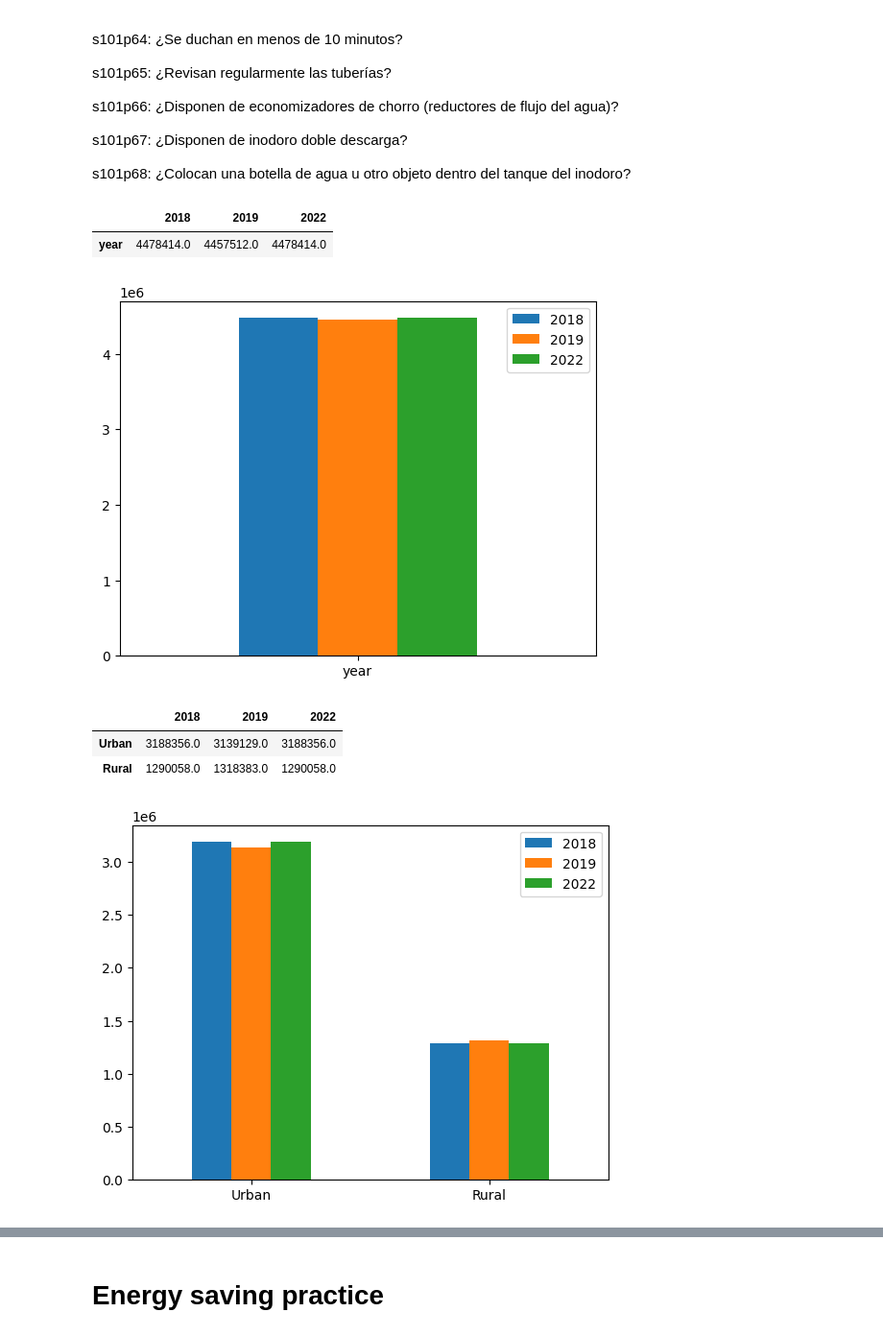
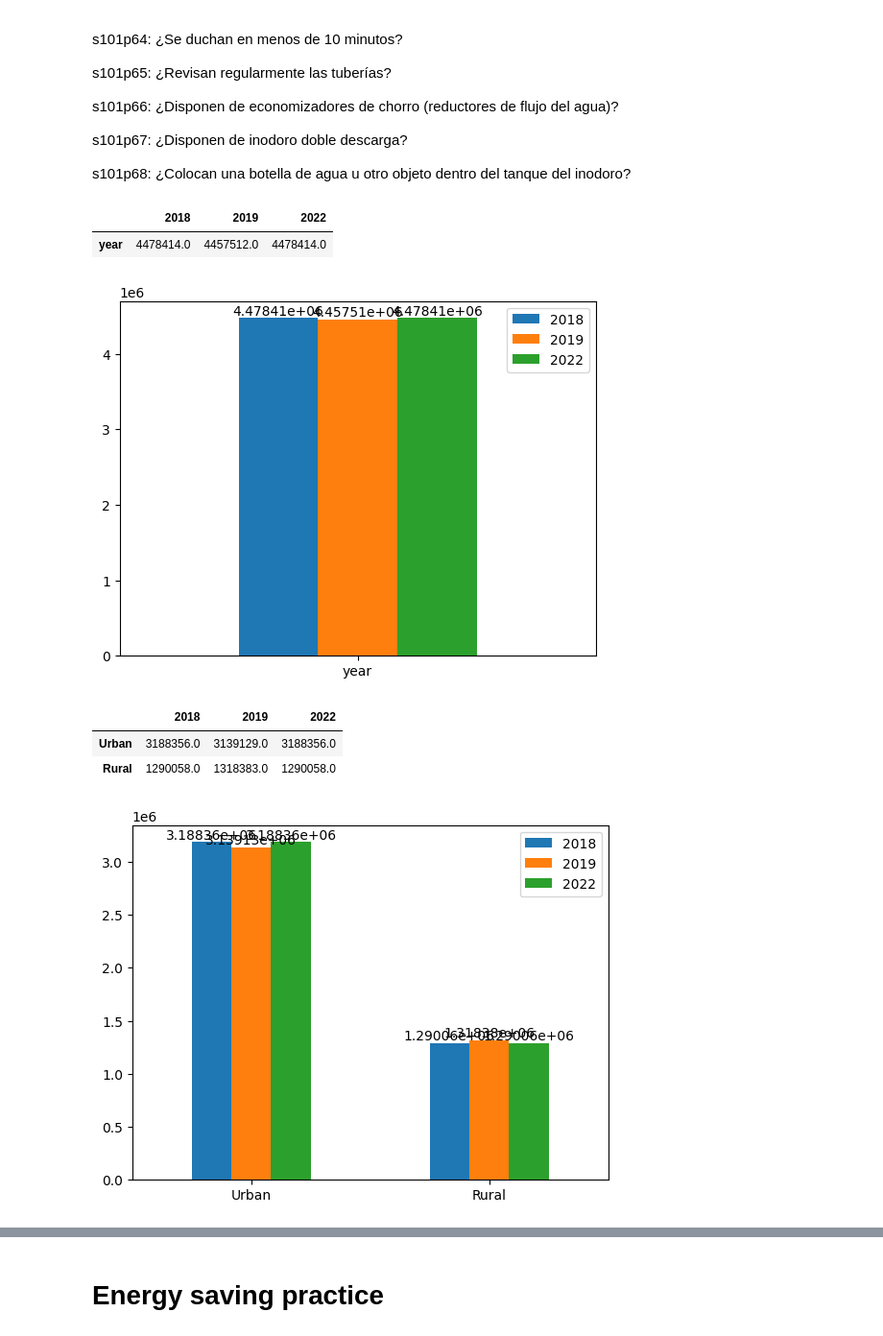
Before and after one commit to pedroaal/ambiental, a Jupyter notebook: main.ipynb, the cells around one changed output, grey strips where cells are left out. Shown at 96% size. Cells and saved outputs as stored; diff of their text form; code cells hidden in the pictures.

```diff
--- a/main.ipynb
+++ b/main.ipynb
@@ -307,6 +314,8 @@ for year in years:
 
 res = pd.DataFrame(res, index=['year'])
 ax = res.plot.bar(rot=0)
+for container in ax.containers:
+  ax.bar_label(container)
 res
 # %% [output]
 |  | 2018 | 2019 | 2022 |
@@ -330,6 +339,8 @@ for year in years:
 
 res = pd.DataFrame(res, index=['Urban', 'Rural'])
 ax = res.plot.bar(rot=0)
+for container in ax.containers:
+  ax.bar_label(container)
 res
 # %% [output]
 |  | 2018 | 2019 | 2022 |
@@ -366,6 +377,9 @@ for year in res:
 
 res = pd.DataFrame(res, index=['Organic', 'Inorganic\nA', 'Inorganic\nB', 'Inorganic\nC', 'Inorganic\nD', 'Inorganic\nE'])
 ax = res.plot.bar(rot=0)
+for container in ax.containers:
+  ax.bar_label(container)
+ax.annotate('Values are in percent', (3.6,20.5))
 res
 # %% [output]
 |  | 2018 | 2019 | 2022 |
@@ -424,35 +438,39 @@ for year in years:
 
 res = pd.DataFrame(res, index=['year'])
 ax = res.plot.bar(rot=0)
+for container in ax.containers:
+  ax.bar_label(container)
 res
 # %% [output]
 |  | 2018 | 2019 | 2022 |
 | year | 4478414.0 | 4457512.0 | 4478414.0 |
-[figure, old version]
+[figure, new version]
 # %%
 res = {
   2018: [],
   2019: [],
   2022: []
 }
 
 for year in years:
   db = dbs[year]
   tmp = []
   for area in areas:
     db1 = db.loc[((db['s101p61'] == '1') | (db['s101p62'] == '1') | (db['s101p63'] == '1') | (db['s101p64'] == '1') | (db['s101p65'] == '1') | (db['s101p66'] == '1') | (db['s101p67'] == '1') | (db['s101p68'] == '1')) & (db['area'] == area)]
     tmp.append(db1['fexp4'].sum().round(0))
 
   res[year] = tmp
 
 res = pd.DataFrame(res, index=['Urban', 'Rural'])
 ax = res.plot.bar(rot=0)
+for container in ax.containers:
+  ax.bar_label(container)
 res
 # %% [output]
 |  | 2018 | 2019 | 2022 |
 | Urban | 3188356.0 | 3139129.0 | 3188356.0 |
 | Rural | 1290058.0 | 1318383.0 | 1290058.0 |
-[figure, old version]
+[figure, new version]
 # %%
 res = {
   2018: [],
```
Also changed, not shown: parts of 11 cells of this notebook.
